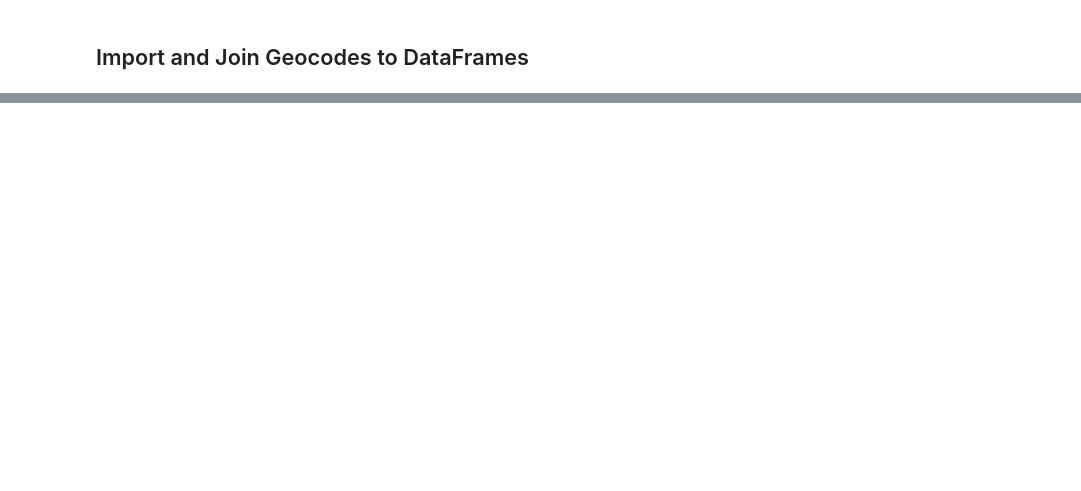
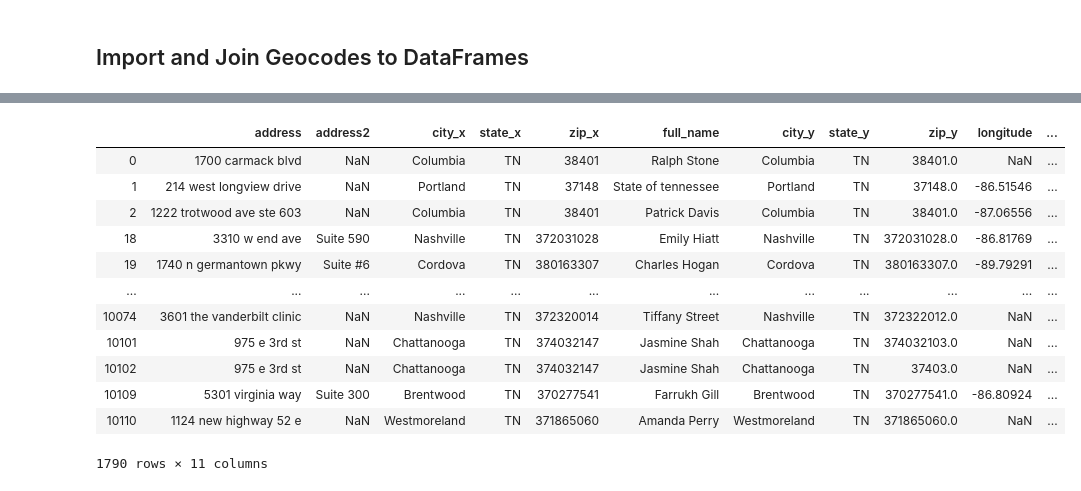
Before and after one commit to landrybutler/da2capstone, a Jupyter notebook: notebooks/01-setup_provider_dataframes.ipynb, the cells around one changed output, grey strips where cells are left out. Cells and saved outputs as stored; diff of their text form; code cells hidden in the pictures; blank space fills up the shorter version.

```diff
--- a/notebooks/01-setup_provider_dataframes.ipynb
+++ b/notebooks/01-setup_provider_dataframes.ipynb
@@ -416,0 +566,18 @@ result.to_csv('../data/clean/outpatient_geocoded_addresses.csv')
+# %%
+# drop duplicates
+tennessee_providers = result.drop_duplicates(keep=False)
+tennessee_providers
+# %% [output]
+|  | address | address2 | city_x | state_x | zip_x | full_name | city_y | state_y | zip_y | longitude | ... |
+| 0 | 1700 carmack blvd | NaN | Columbia | TN | 38401 | Ralph Stone | Columbia | TN | 38401.0 | NaN | ... |
+| 1 | 214 west longview drive | NaN | Portland | TN | 37148 | State of tennessee | Portland | TN | 37148.0 | -86.51546 | ... |
+| 2 | 1222 trotwood ave ste 603 | NaN | Columbia | TN | 38401 | Patrick Davis | Columbia | TN | 38401.0 | -87.06556 | ... |
+| 18 | 3310 w end ave | Suite 590 | Nashville | TN | 372031028 | Emily Hiatt | Nashville | TN | 372031028.0 | -86.81769 | ... |
+| 19 | 1740 n germantown pkwy | Suite #6 | Cordova | TN | 380163307 | Charles Hogan | Cordova | TN | 380163307.0 | -89.79291 | ... |
+| ... | ... | ... | ... | ... | ... | ... | ... | ... | ... | ... | ... |
+| 10074 | 3601 the vanderbilt clinic | NaN | Nashville | TN | 372320014 | Tiffany Street | Nashville | TN | 372322012.0 | NaN | ... |
+| 10101 | 975 e 3rd st | NaN | Chattanooga | TN | 374032147 | Jasmine Shah | Chattanooga | TN | 374032103.0 | NaN | ... |
+| 10102 | 975 e 3rd st | NaN | Chattanooga | TN | 374032147 | Jasmine Shah | Chattanooga | TN | 37403.0 | NaN | ... |
+| 10109 | 5301 virginia way | Suite 300 | Brentwood | TN | 370277541 | Farrukh Gill | Brentwood | TN | 370277541.0 | -86.80924 | ... |
+| 10110 | 1124 new highway 52 e | NaN | Westmoreland | TN | 371865060 | Amanda Perry | Westmoreland | TN | 371865060.0 | NaN | ... |
+1790 rows × 11 columns
```
Also changed, not shown: parts of 34 cells of this notebook, 2 other files.
